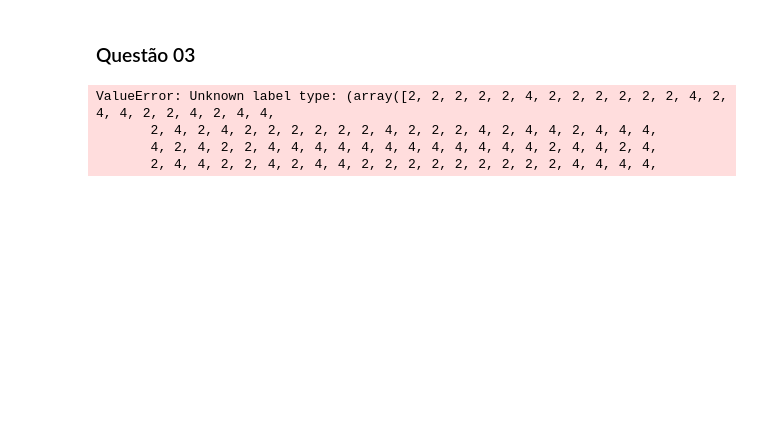
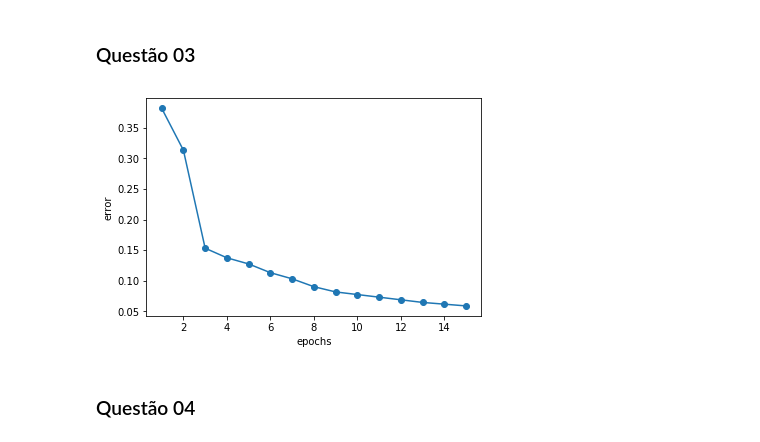
Before and after one commit to viniciusteix/topics-3, a Jupyter notebook: Lista 01.ipynb, the cells around one changed output. Cells and saved outputs as stored; diff of their text form; code cells hidden in the pictures; blank space fills up the shorter version.

```diff
--- a/Lista 01.ipynb
+++ b/Lista 01.ipynb
@@ -75,11 +58,19 @@ array([5, 1, 1], dtype=object)
 # %% [markdown]
 ### Questão 03
+# %%
+errors_mlpc = []
+epochs = 15
 # %%
-model = neural_network.MLPClassifier(solver='sgd',max_iter=15,learning_rate_init=0.01)
+model_mlpc = MLPClassifier(solver='sgd',learning_rate_init=0.01,max_iter=1,warm_start=True)
-# %%
-model.fit(X_,y)
-# %% [output]
-ValueError: Unknown label type: (array([2, 2, 2, 2, 2, 4, 2, 2, 2, 2, 2, 2, 4, 2, 4, 4, 2, 2, 4, 2, 4, 4,
-       2, 4, 2, 4, 2, 2, 2, 2, 2, 2, 4, 2, 2, 2, 4, 2, 4, 4, 2, 4, 4, 4,
-       4, 2, 4, 2, 2, 4, 4, 4, 4, 4, 4, 4, 4, 4, 4, 4, 4, 2, 4, 4, 2, 4,
-       2, 4, 4, 2, 2, 4, 2, 4, 4, 2, 2, 2, 2, 2, 2, 2, 2, 2, 4, 4, 4, 4,
+# %%
+for i in range(1,epochs+1):
+    errors_mlpc.append(1 - model_mlpc.fit(X,y).score(X,y))
+# %%
+plt.plot(range(1,epochs+1),errors_mlpc,marker='o')
+plt.xlabel('epochs')
+plt.ylabel('error')
+plt.show()
+# %% [output]
+[figure, added]
+# %% [markdown]
+### Questão 04
```
Also changed, not shown: parts of 16 cells of this notebook.
